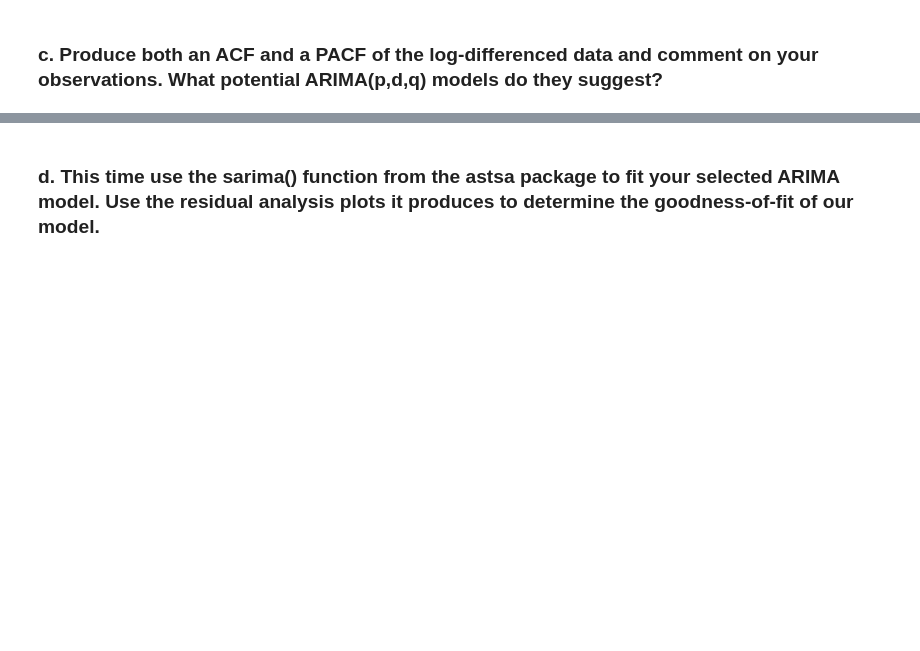
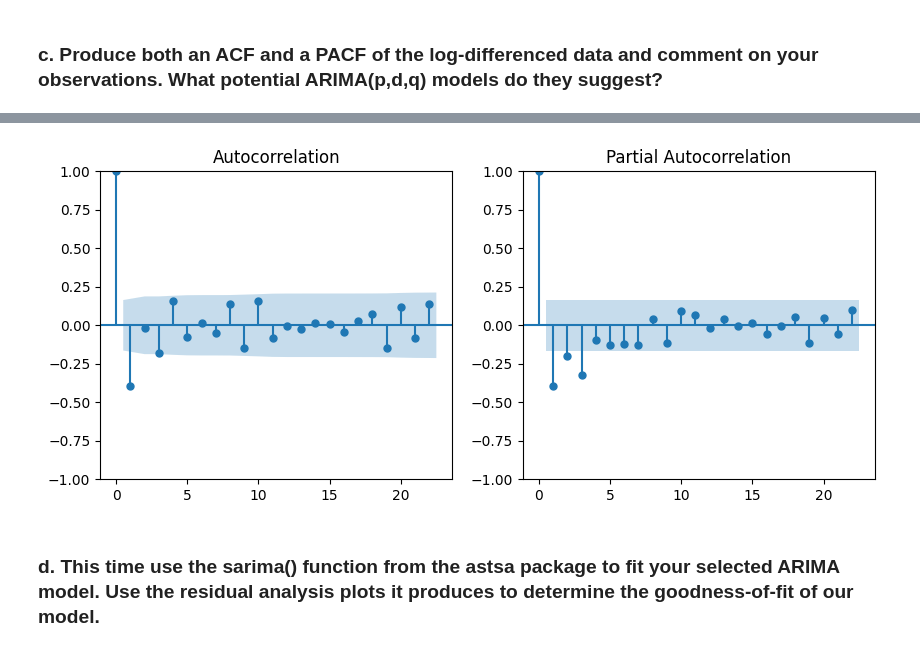
Before and after one commit to bwolfe0/Time_Series_PSTAT274, a Jupyter notebook: Lab_3/Lab3_274.ipynb, the cells around one changed output, grey strips where cells are left out. Saved outputs shown, nothing was run; the diff lists cells and outputs as text; code cells hidden in the pictures; blank space fills up the shorter version.

```diff
--- a/Lab_3/Lab3_274.ipynb
+++ b/Lab_3/Lab3_274.ipynb
@@ -139,2 +165,9 @@ plt.show()
+# %%
+fig, ax = plt.subplots(1,2,figsize=(10,4))
+
+plot_acf(temp['log'][1:], ax=ax[0]);
+plot_pacf(temp['log'][1:], ax=ax[1]);
+# %% [output]
+[figure, added]
 # %% [markdown]
 ### d. This time use the sarima() function from the astsa package to fit your selected ARIMA model. Use the residual analysis plots it produces to determine the goodness-of-fit of our model.
```
Also changed, not shown: parts of 16 cells of this notebook, 2 other files.
